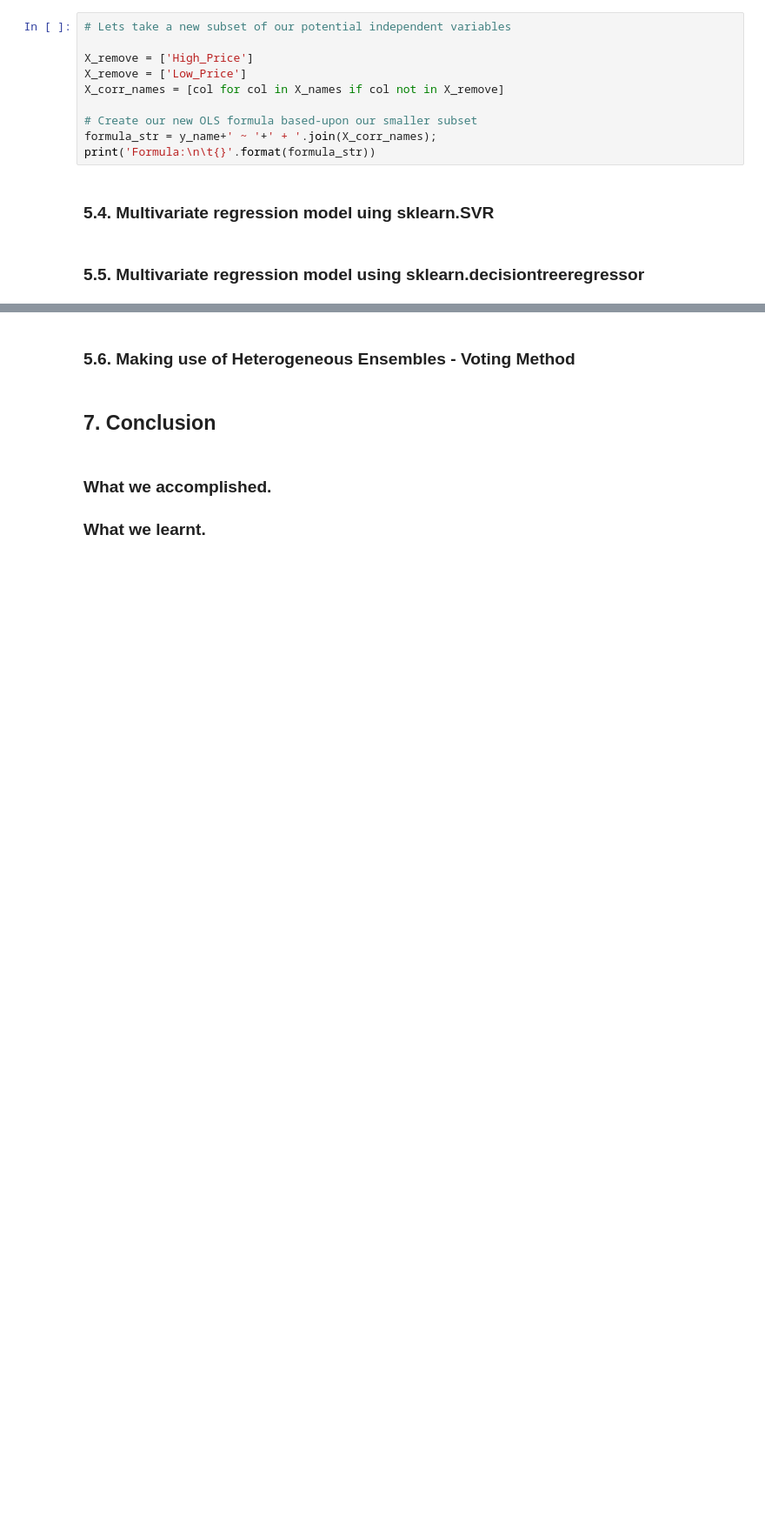
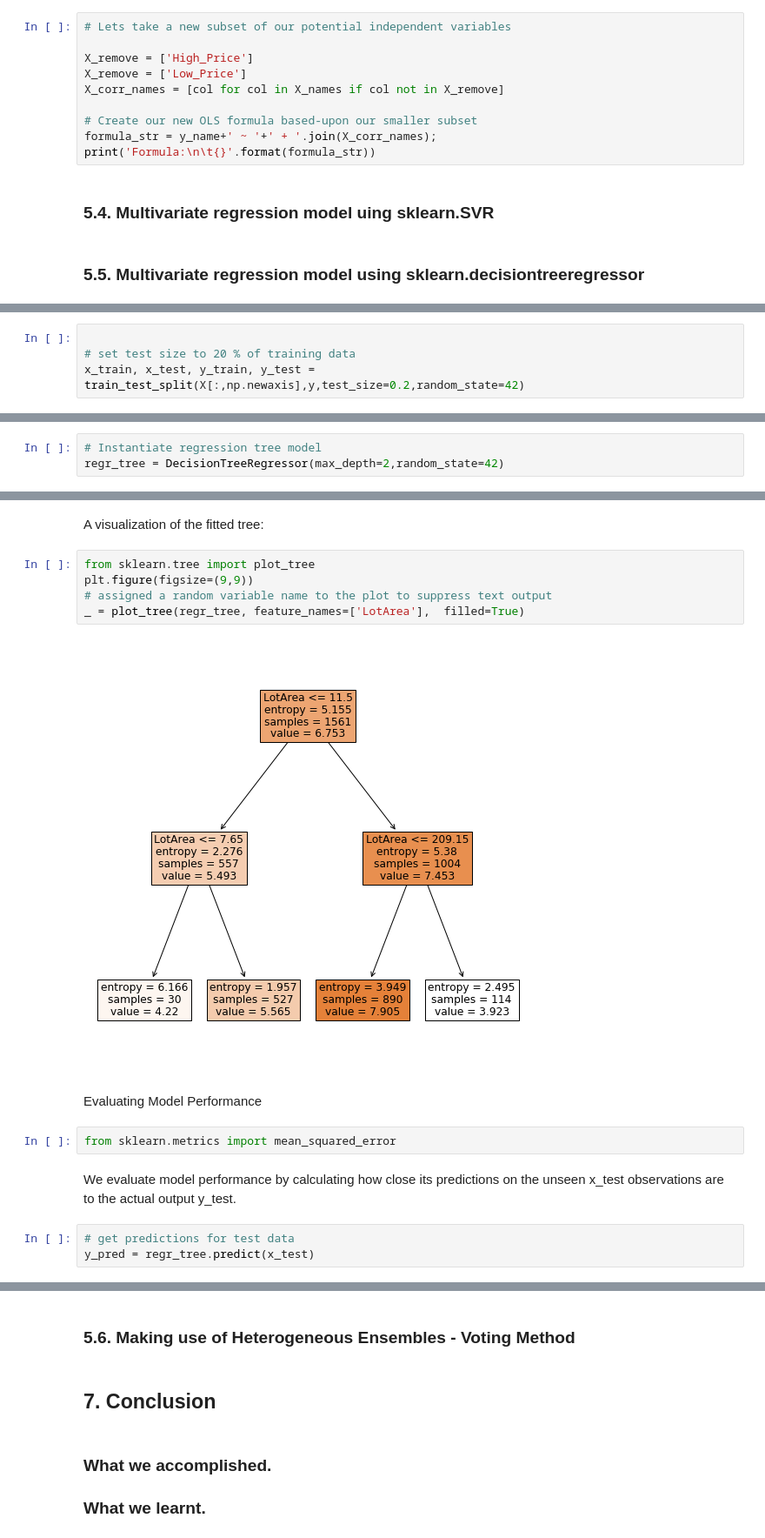
Before and after one commit to lkrump7/regression-apples-predict-api-template, a Jupyter notebook: Linear Regression team TS2.ipynb, the cells around one changed output, grey strips where cells are left out. Shown at 87% size. Cells and saved outputs as stored; diff of their text form; blank space fills up the shorter version.

```diff
--- a/Linear Regression team TS2.ipynb
+++ b/Linear Regression team TS2.ipynb
@@ -862,0 +882,4 @@ print('Formula:\n\t{}'.format(formula_str))
+# %%
+
+# set test size to 20 % of training data
+x_train, x_test, y_train, y_test = train_test_split(X[:,np.newaxis],y,test_size=0.2,random_state=42)
@@ -862,0 +891,3 @@ print('Formula:\n\t{}'.format(formula_str))
+# %%
+# Instantiate regression tree model
+regr_tree = DecisionTreeRegressor(max_depth=2,random_state=42)
@@ -862,0 +904,18 @@ print('Formula:\n\t{}'.format(formula_str))
+# %% [markdown]
+A visualization of the fitted tree:
+# %%
+from sklearn.tree import plot_tree
+plt.figure(figsize=(9,9))
+# assigned a random variable name to the plot to suppress text output
+_ = plot_tree(regr_tree, feature_names=['LotArea'],  filled=True)
+# %% [output]
+[figure, added]
+# %% [markdown]
+Evaluating Model Performance
+# %%
+from sklearn.metrics import mean_squared_error
+# %% [markdown]
+We evaluate model performance by calculating how close its predictions on the unseen x_test observations are to the actual output y_test.
+# %%
+# get predictions for test data
+y_pred = regr_tree.predict(x_test)
```
Also changed, not shown: parts of 15 cells of this notebook.
